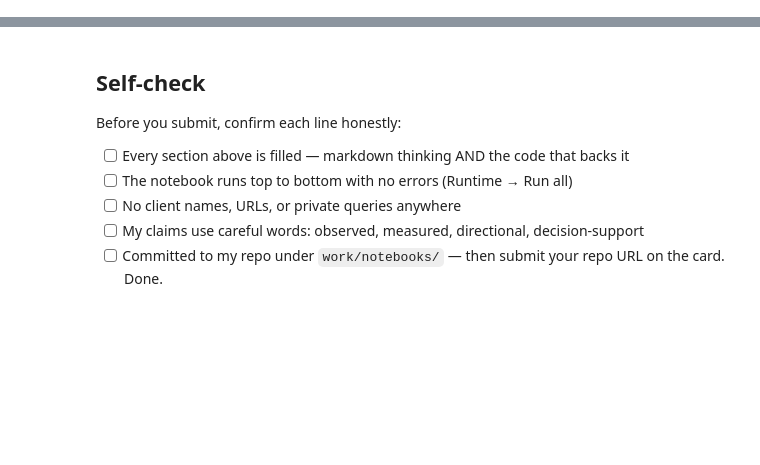
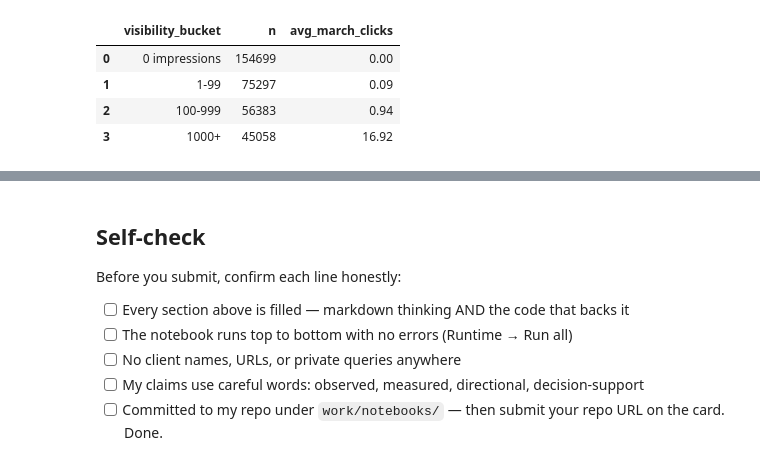
Before and after one commit to nandhanamj/flyrank_ml, a Jupyter notebook: work/notebooks/w04_baseline_score.ipynb, the cells around one changed output, grey strips where cells are left out. Drawn from its saved outputs; the diff is of its cells as text; code cells hidden in the pictures; blank space fills up the shorter version.

```diff
--- a/work/notebooks/w04_baseline_score.ipynb
+++ b/work/notebooks/w04_baseline_score.ipynb
@@ -36,0 +30,6 @@ This skeleton is yours to fill. Work the sections **in order** — each one has
+# %%
+import duckdb
+
+con = duckdb.connect()
+
+print("DuckDB connection ready.")
@@ -36,0 +53,9 @@ This skeleton is yours to fill. Work the sections **in order** — each one has
+# %%
+PERF_MARCH = (
+    "read_parquet("
+    "'hf://datasets/FlyRank/internship-warehouse/"
+    "fact_content_daily_performance/month=2026-03/*.parquet'"
+    ")"
+)
+
+print("March 2026 performance partition ready.")
@@ -36,0 +188,40 @@ This skeleton is yours to fill. Work the sections **in order** — each one has
+# %%
+# Signal 2: Search visibility vs March search performance
+
+visibility_buckets = con.execute(f"""
+WITH performance AS (
+    SELECT
+        client_hash_id,
+        content_hash_id,
+        SUM(gsc_impressions) AS march_impressions,
+        SUM(gsc_clicks) AS march_clicks
+    FROM {PERF_MARCH}
+    GROUP BY 1, 2
+)
+SELECT
+    CASE
+        WHEN march_impressions = 0 THEN '0 impressions'
+        WHEN march_impressions < 100 THEN '1-99'
+        WHEN march_impressions < 1000 THEN '100-999'
+        ELSE '1000+'
+    END AS visibility_bucket,
+    COUNT(*) AS n,
+    ROUND(AVG(march_clicks), 2) AS avg_march_clicks
+FROM performance
+GROUP BY 1
+ORDER BY
+    CASE visibility_bucket
+        WHEN '0 impressions' THEN 1
+        WHEN '1-99' THEN 2
+        WHEN '100-999' THEN 3
+        ELSE 4
+    END
+""").df()
+
+visibility_buckets
+# %% [output]
+|  | visibility_bucket | n | avg_march_clicks |
+| 0 | 0 impressions | 154699 | 0.00 |
+| 1 | 1-99 | 75297 | 0.09 |
+| 2 | 100-999 | 56383 | 0.94 |
+| 3 | 1000+ | 45058 | 16.92 |
```
Also changed, not shown: parts of 26 cells of this notebook.
